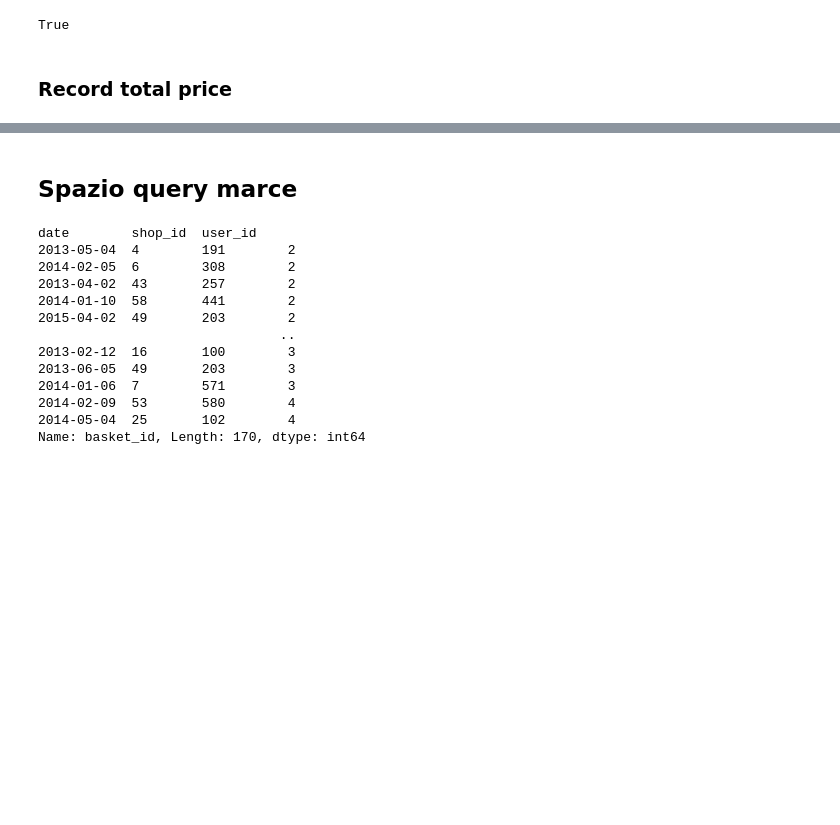
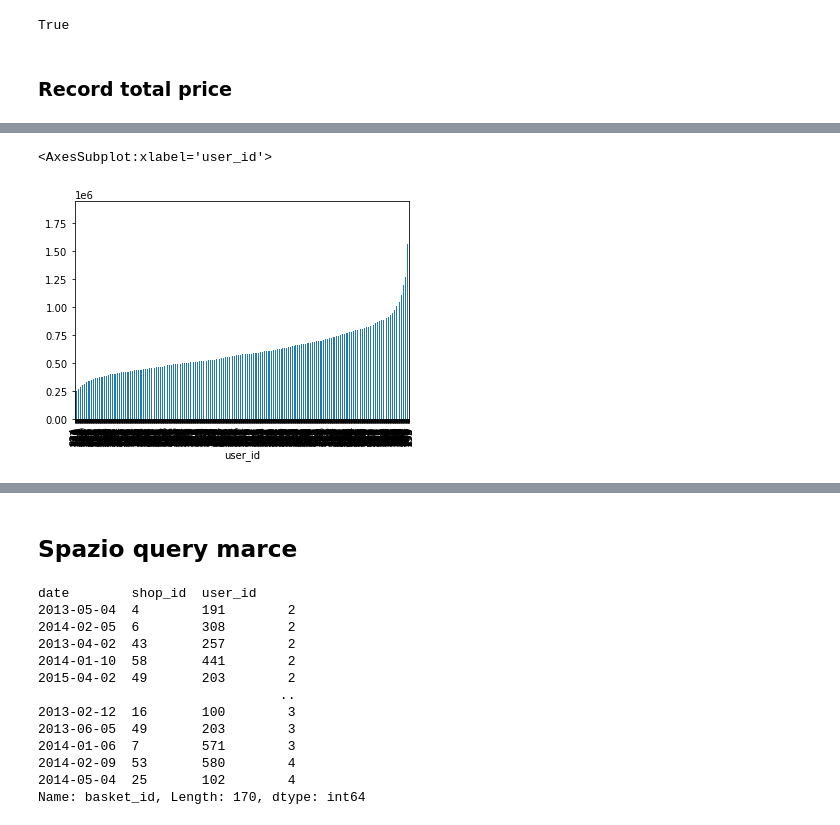
Before and after one commit to frankpietro/dm-project, a Jupyter notebook: dm.ipynb, the cells around one changed output, grey strips where cells are left out. Drawn from its saved outputs; the diff is of its cells as text; code cells hidden in the pictures; blank space fills up the shorter version.

```diff
--- a/dm.ipynb
+++ b/dm.ipynb
@@ -539,0 +607,5 @@ memory usage: 33.0+ KB
+# %%
+u_df[TPRICE].sort_values().plot(kind='bar')
+# %% [output]
+<AxesSubplot:xlabel='user_id'>
+[figure, added]
```
Also changed, not shown: parts of 40 cells of this notebook.
